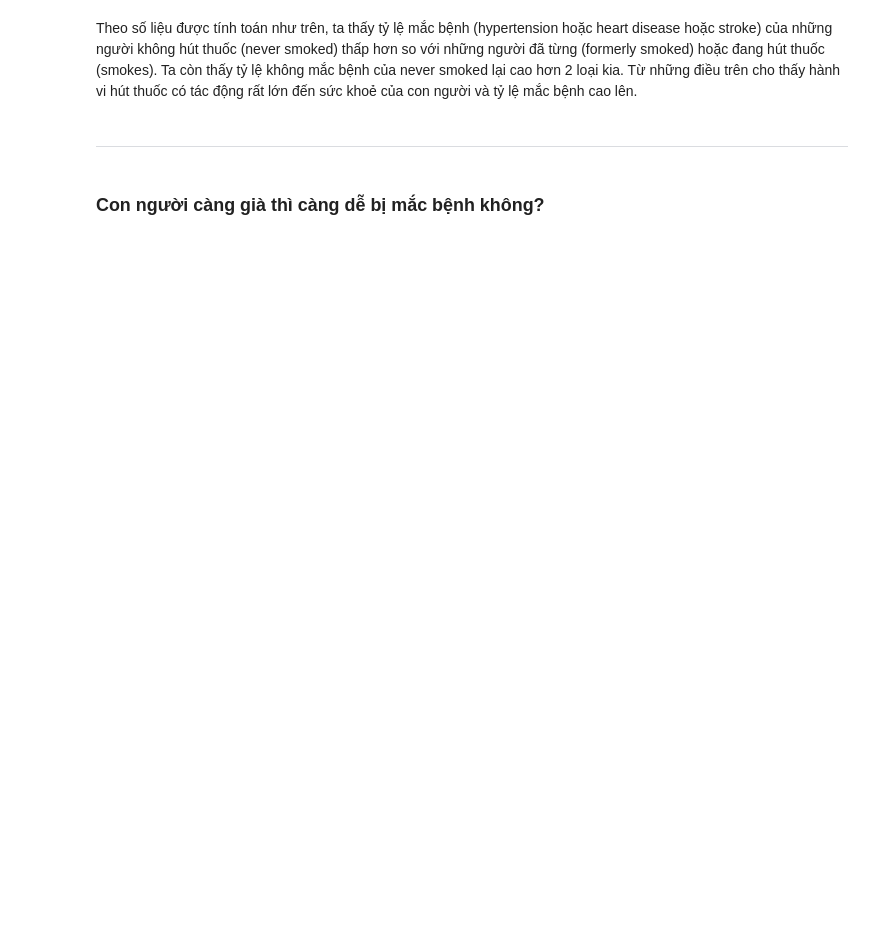
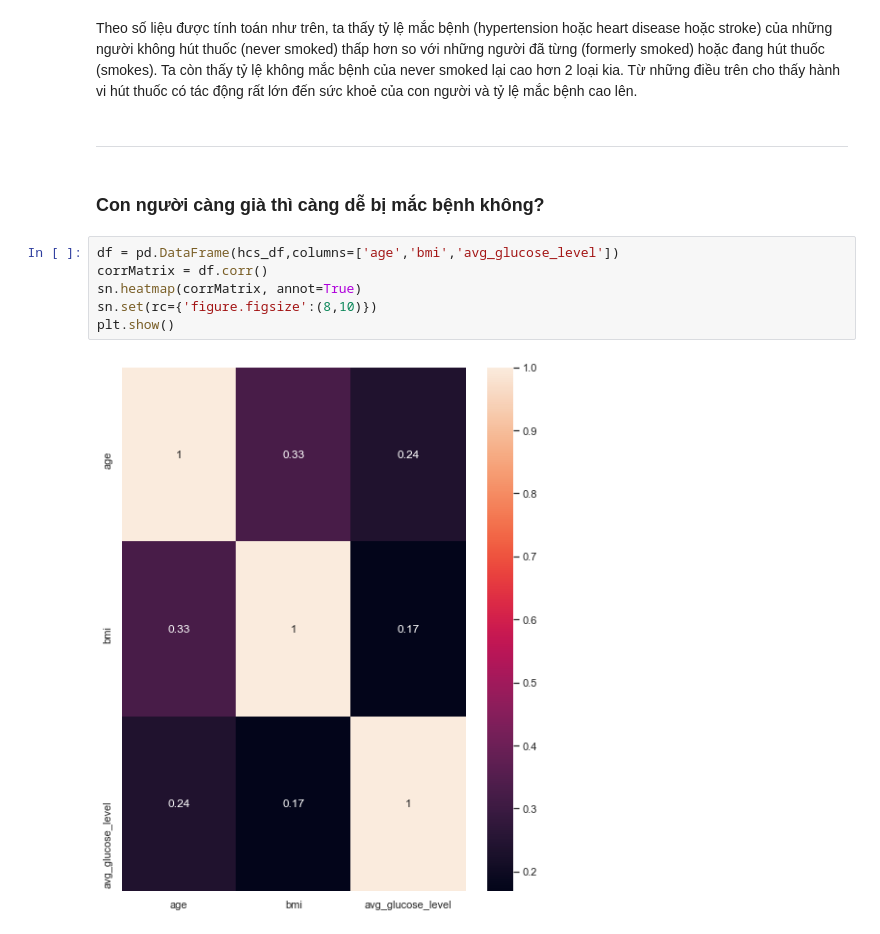
Before and after one commit to luthevy/LTKHDL_Final, a Jupyter notebook: vỹ.ipynb, the cells around one changed output. Drawn from its saved outputs; the diff is of its cells as text; blank space fills up the shorter version.

Commit message:
update heatmap

```diff
--- a/vỹ.ipynb
+++ b/vỹ.ipynb
@@ -594,3 +610,11 @@ Theo số liệu được tính toán như trên, ta thấy tỷ lệ mắc bệ
 ___
 # %% [markdown]
 ### Con người càng già thì càng dễ bị mắc bệnh không?
+# %%
+df = pd.DataFrame(hcs_df,columns=['age','bmi','avg_glucose_level'])
+corrMatrix = df.corr()
+sn.heatmap(corrMatrix, annot=True)
+sn.set(rc={'figure.figsize':(8,10)})
+plt.show()
+# %% [output]
+[figure, added]
```
Also changed, not shown: parts of 11 cells of this notebook.
